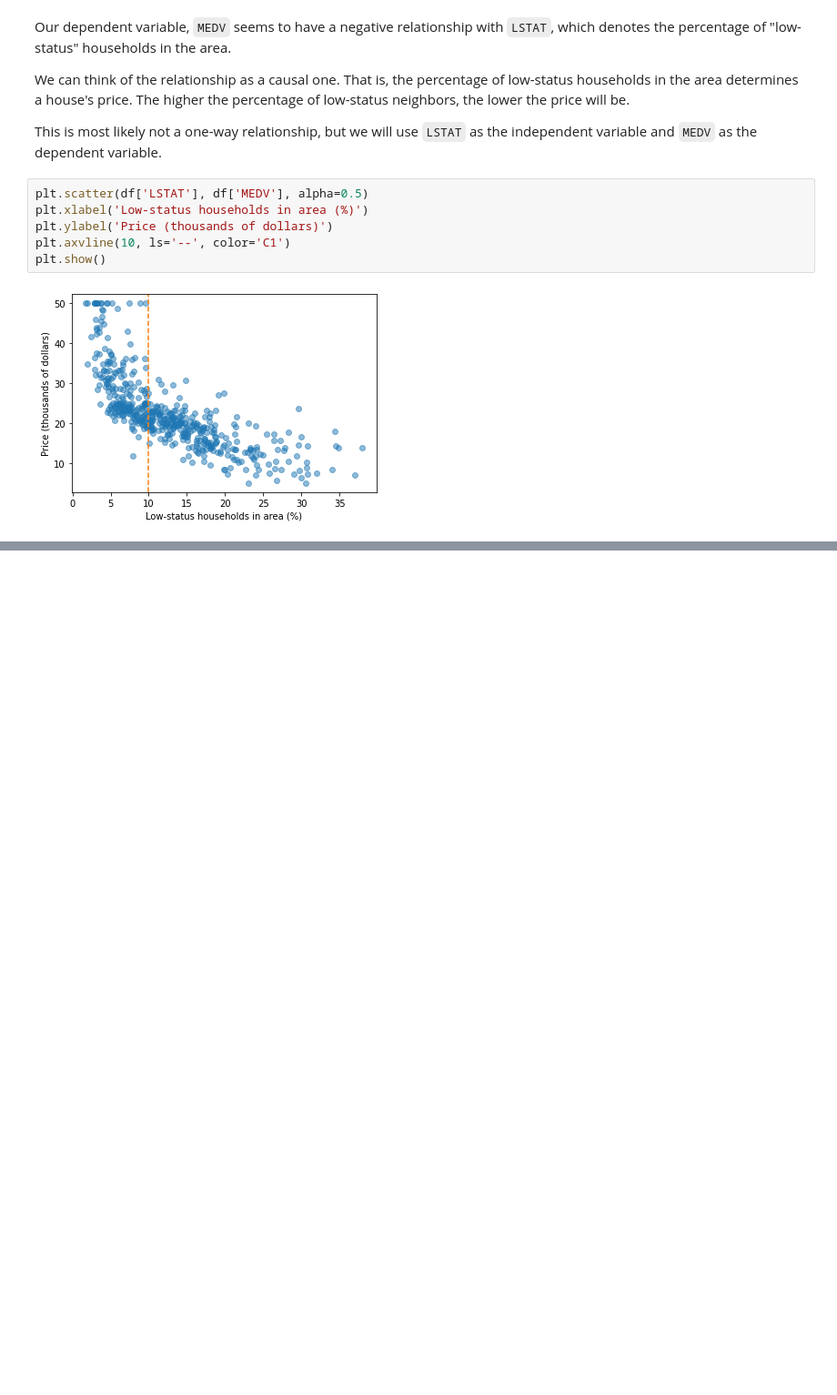
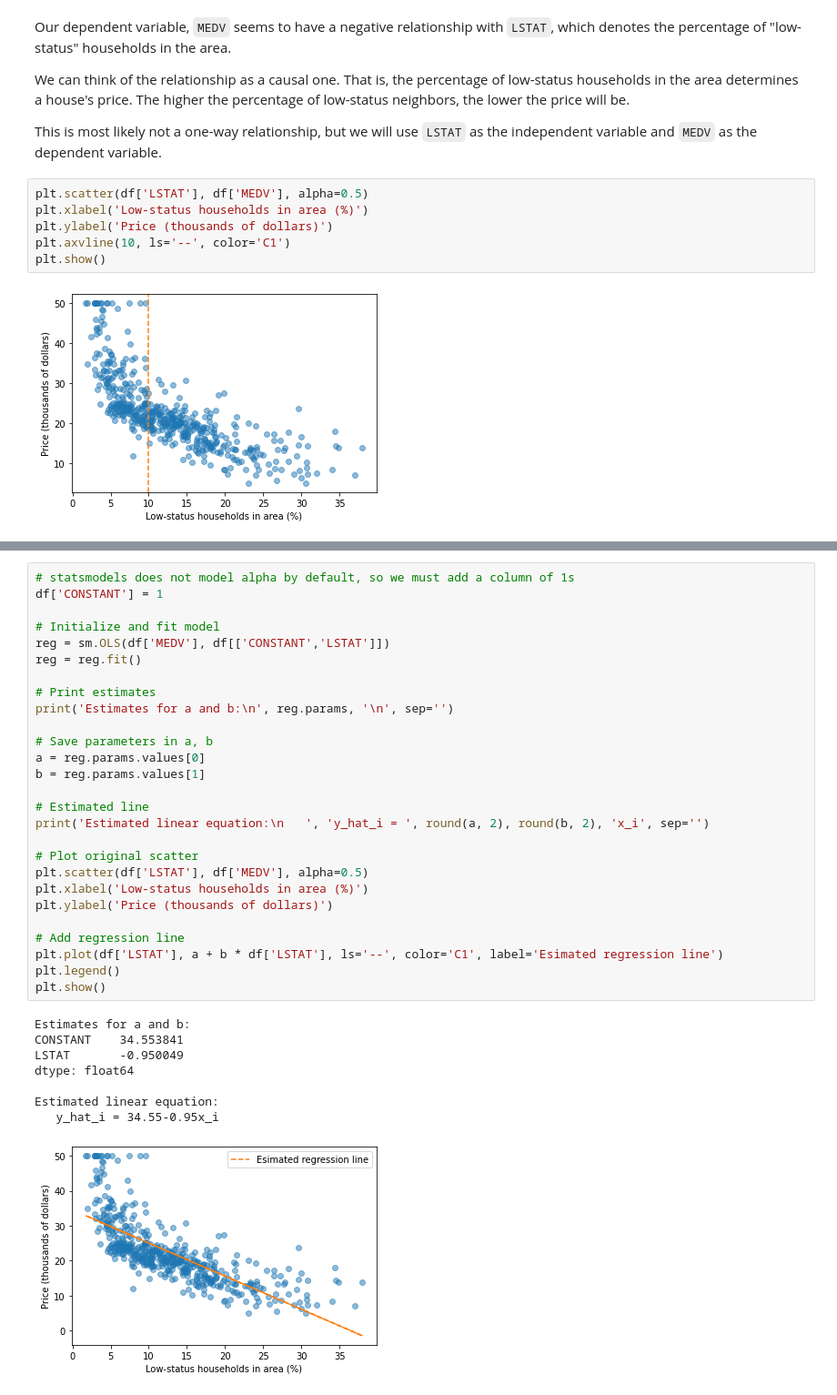
Before and after one commit to ArturoSbr/statistics-in-python, a Jupyter notebook: 5. Linear Regression.ipynb, the cells around one changed output, grey strips where cells are left out. Shown at 91% size. Drawn from its saved outputs; the diff is of its cells as text; blank space fills up the shorter version.

Commit message:
Added regression plot

```diff
--- a/5. Linear Regression.ipynb
+++ b/5. Linear Regression.ipynb
@@ -90,0 +108,36 @@ We have thus found the estimators that minimize the loss function. However, $b$
+# %%
+# statsmodels does not model alpha by default, so we must add a column of 1s
+df['CONSTANT'] = 1
+
+# Initialize and fit model
+reg = sm.OLS(df['MEDV'], df[['CONSTANT','LSTAT']])
+reg = reg.fit()
+
+# Print estimates
+print('Estimates for a and b:\n', reg.params, '\n', sep='')
+
+# Save parameters in a, b
+a = reg.params.values[0]
+b = reg.params.values[1]
+
+# Estimated line
+print('Estimated linear equation:\n   ', 'y_hat_i = ', round(a, 2), round(b, 2), 'x_i', sep='')
+
+# Plot original scatter
+plt.scatter(df['LSTAT'], df['MEDV'], alpha=0.5)
+plt.xlabel('Low-status households in area (%)')
+plt.ylabel('Price (thousands of dollars)')
+
+# Add regression line
+plt.plot(df['LSTAT'], a + b * df['LSTAT'], ls='--', color='C1', label='Esimated regression line')
+plt.legend()
+plt.show()
+# %% [output]
+Estimates for a and b:
+CONSTANT    34.553841
+LSTAT       -0.950049
+dtype: float64
+
+Estimated linear equation:
+   y_hat_i = 34.55-0.95x_i
+[figure, added]
```
Also changed, not shown: parts of 2 cells of this notebook.
